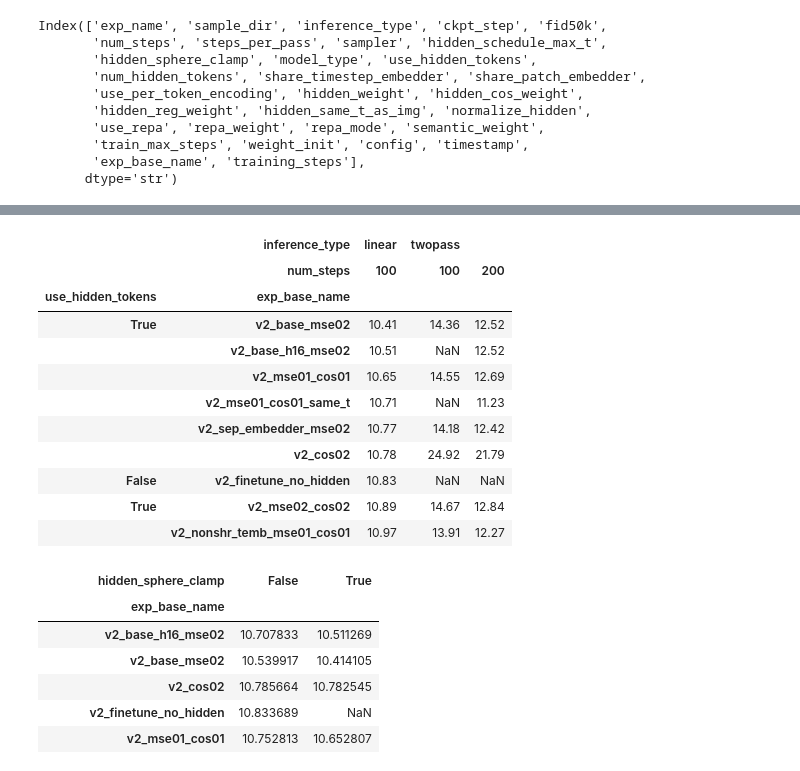
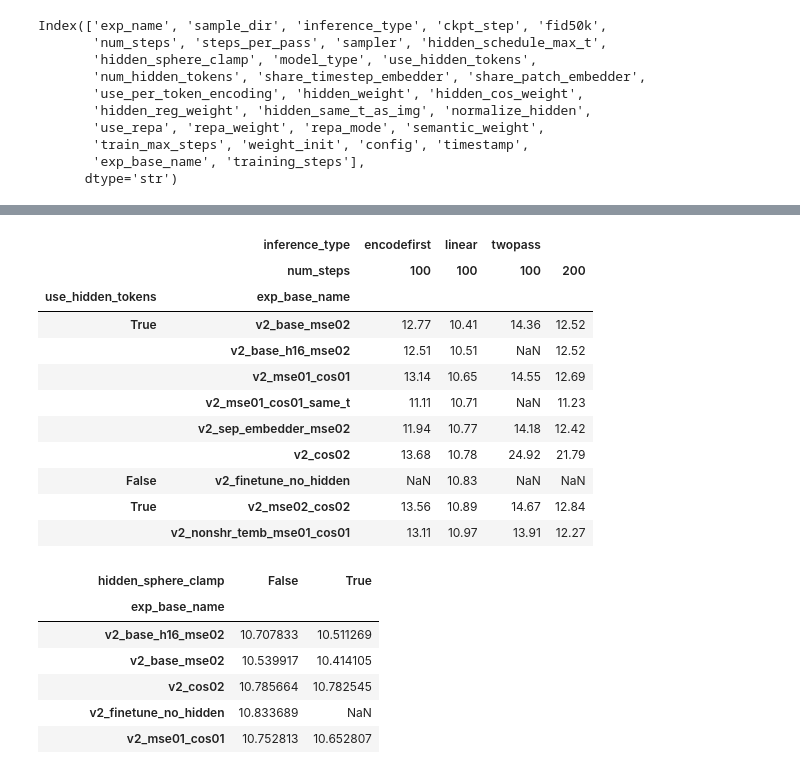
Before and after one commit to BartekPog/sfd-encoder, a Jupyter notebook: notebooks/fid_tables.ipynb, the cells around one changed output, grey strips where cells are left out. Saved outputs shown, nothing was run; the diff lists cells and outputs as text; code cells hidden in the pictures.

```diff
--- a/notebooks/fid_tables.ipynb
+++ b/notebooks/fid_tables.ipynb
@@ -45,31 +45,35 @@ df.head()
 # %%
 index = ["use_hidden_tokens", "exp_base_name"]
 columns = ["inference_type", "num_steps"]
 values = "fid50k"
 
 
 
 
 
 (
-    df[df["training_steps"] == 80000]
+    df[
+        (df["training_steps"] == 80000)
+        & (df["hidden_schedule_max_t"] == 1.0)
+        # & (df["hidden_sphere_clamp"] == True)
+    ]
     .pivot_table(index=index, values=values, columns=columns, aggfunc="min")
     .sort_values(by=[("linear", 100)], ascending=True)
     .round(2)
 )
 # %% [output]
-|  | inference_type | linear | twopass |  |
-|  | num_steps | 100 | 100 | 200 |
-| use_hidden_tokens | exp_base_name |  |  |  |
-| True | v2_base_mse02 | 10.41 | 14.36 | 12.52 |
-|  | v2_base_h16_mse02 | 10.51 | NaN | 12.52 |
-|  | v2_mse01_cos01 | 10.65 | 14.55 | 12.69 |
-|  | v2_mse01_cos01_same_t | 10.71 | NaN | 11.23 |
-|  | v2_sep_embedder_mse02 | 10.77 | 14.18 | 12.42 |
-|  | v2_cos02 | 10.78 | 24.92 | 21.79 |
-| False | v2_finetune_no_hidden | 10.83 | NaN | NaN |
-| True | v2_mse02_cos02 | 10.89 | 14.67 | 12.84 |
-|  | v2_nonshr_temb_mse01_cos01 | 10.97 | 13.91 | 12.27 |
+|  | inference_type | encodefirst | linear | twopass |  |
+|  | num_steps | 100 | 100 | 100 | 200 |
+| use_hidden_tokens | exp_base_name |  |  |  |  |
+| True | v2_base_mse02 | 12.77 | 10.41 | 14.36 | 12.52 |
+|  | v2_base_h16_mse02 | 12.51 | 10.51 | NaN | 12.52 |
+|  | v2_mse01_cos01 | 13.14 | 10.65 | 14.55 | 12.69 |
+|  | v2_mse01_cos01_same_t | 11.11 | 10.71 | NaN | 11.23 |
+|  | v2_sep_embedder_mse02 | 11.94 | 10.77 | 14.18 | 12.42 |
+|  | v2_cos02 | 13.68 | 10.78 | 24.92 | 21.79 |
+| False | v2_finetune_no_hidden | NaN | 10.83 | NaN | NaN |
+| True | v2_mse02_cos02 | 13.56 | 10.89 | 14.67 | 12.84 |
+|  | v2_nonshr_temb_mse01_cos01 | 13.11 | 10.97 | 13.91 | 12.27 |
 # %%
 index = ["exp_base_name"]
 columns = ["hidden_sphere_clamp"]
```
Also changed, not shown: parts of 9 cells of this notebook, 14 other files.
